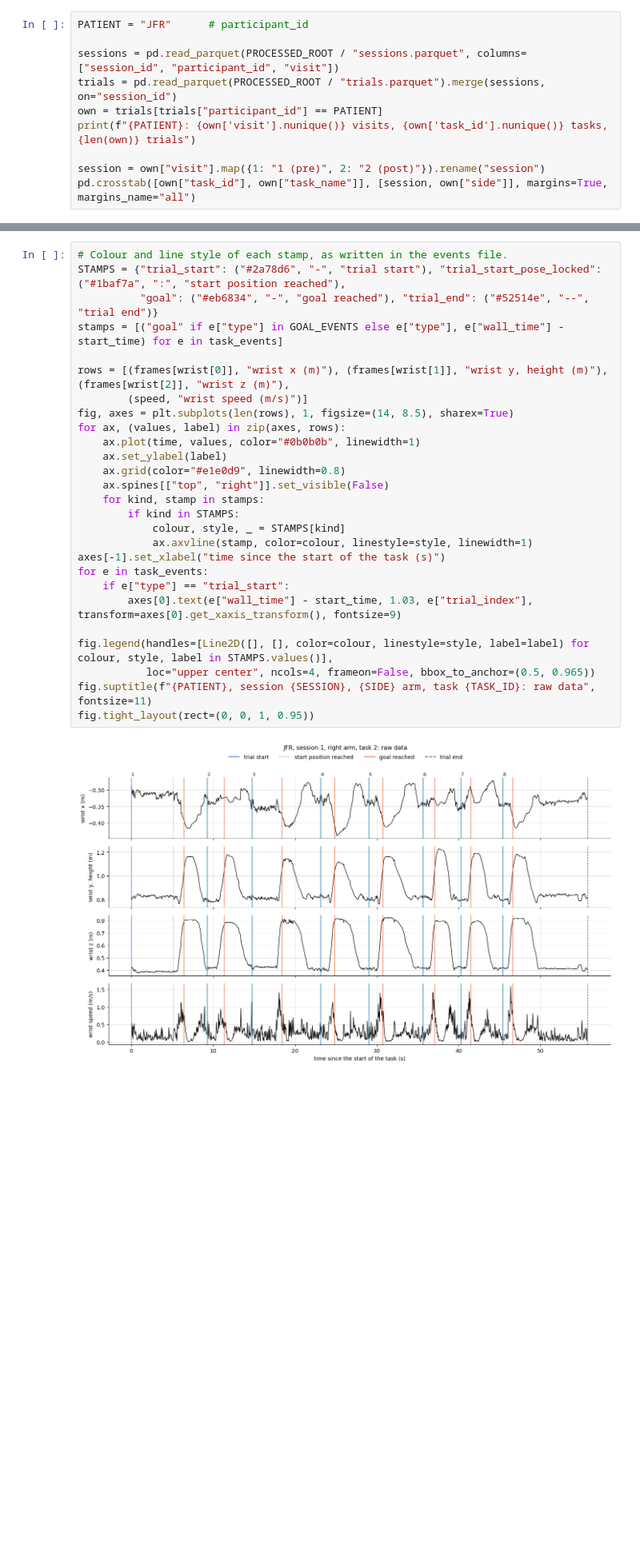
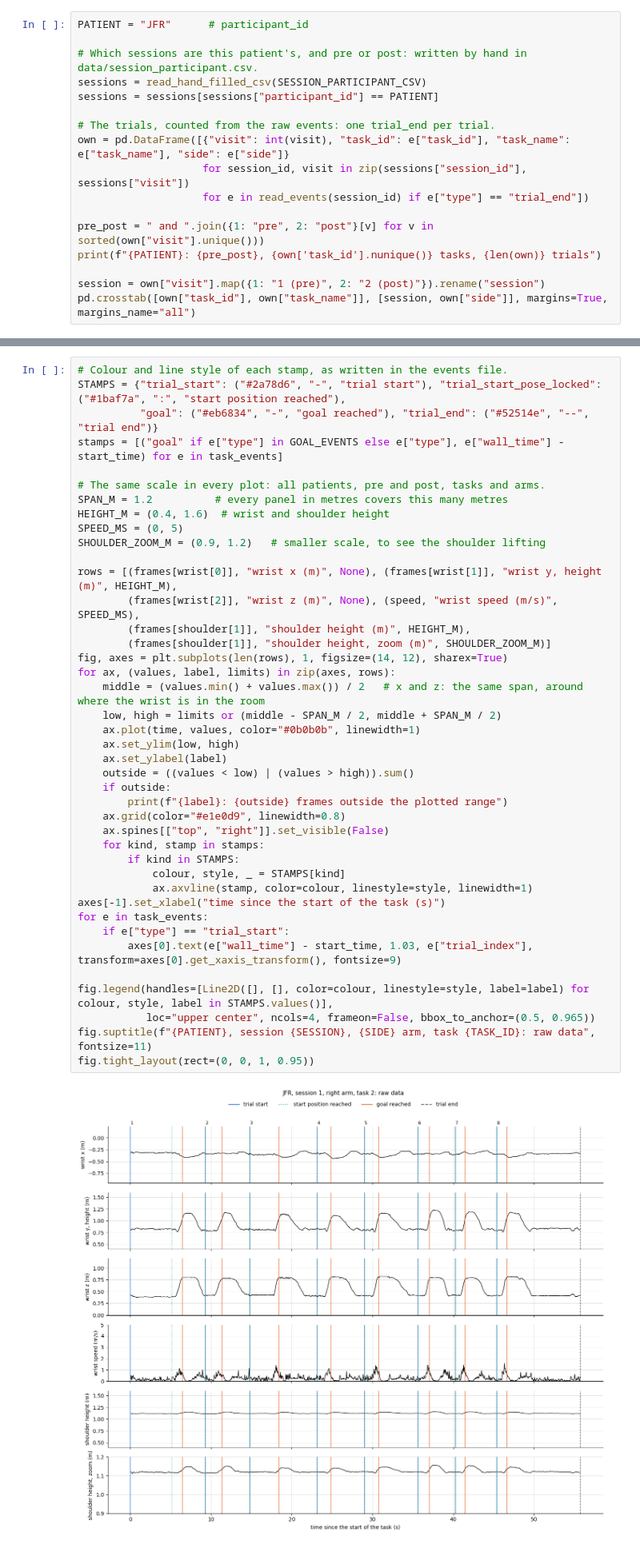
Before and after one commit to Tournedos/kinematic_room, a Jupyter notebook: exploration/JFR.ipynb, the cells around one changed output, grey strips where cells are left out. Shown at 80% size. Saved outputs shown, nothing was run; the diff lists cells and outputs as text; blank space fills up the shorter version.

```diff
--- a/exploration/JFR.ipynb
+++ b/exploration/JFR.ipynb
@@ -47,10 +49,17 @@ Number of visits, tasks and trials, then the trials per task, session and arm. N
 # %%
 PATIENT = "JFR"      # participant_id
 
-sessions = pd.read_parquet(PROCESSED_ROOT / "sessions.parquet", columns=["session_id", "participant_id", "visit"])
-trials = pd.read_parquet(PROCESSED_ROOT / "trials.parquet").merge(sessions, on="session_id")
-own = trials[trials["participant_id"] == PATIENT]
-print(f"{PATIENT}: {own['visit'].nunique()} visits, {own['task_id'].nunique()} tasks, {len(own)} trials")
+# Which sessions are this patient's, and pre or post: written by hand in data/session_participant.csv.
+sessions = read_hand_filled_csv(SESSION_PARTICIPANT_CSV)
+sessions = sessions[sessions["participant_id"] == PATIENT]
+
+# The trials, counted from the raw events: one trial_end per trial.
+own = pd.DataFrame([{"visit": int(visit), "task_id": e["task_id"], "task_name": e["task_name"], "side": e["side"]}
+                    for session_id, visit in zip(sessions["session_id"], sessions["visit"])
+                    for e in read_events(session_id) if e["type"] == "trial_end"])
+
+pre_post = " and ".join({1: "pre", 2: "post"}[v] for v in sorted(own["visit"].unique()))
+print(f"{PATIENT}: {pre_post}, {own['task_id'].nunique()} tasks, {len(own)} trials")
 
 session = own["visit"].map({1: "1 (pre)", 2: "2 (post)"}).rename("session")
 pd.crosstab([own["task_id"], own["task_name"]], [session, own["side"]], margins=True, margins_name="all")
@@ -110,29 +129,43 @@ From top to bottom: the wrist in the 3 room directions, then its speed (distance
 # %%
 # Colour and line style of each stamp, as written in the events file.
 STAMPS = {"trial_start": ("#2a78d6", "-", "trial start"), "trial_start_pose_locked": ("#1baf7a", ":", "start position reached"),
           "goal": ("#eb6834", "-", "goal reached"), "trial_end": ("#52514e", "--", "trial end")}
 stamps = [("goal" if e["type"] in GOAL_EVENTS else e["type"], e["wall_time"] - start_time) for e in task_events]
 
-rows = [(frames[wrist[0]], "wrist x (m)"), (frames[wrist[1]], "wrist y, height (m)"), (frames[wrist[2]], "wrist z (m)"),
-        (speed, "wrist speed (m/s)")]
-fig, axes = plt.subplots(len(rows), 1, figsize=(14, 8.5), sharex=True)
-for ax, (values, label) in zip(axes, rows):
+# The same scale in every plot: all patients, pre and post, tasks and arms.
+SPAN_M = 1.2          # every panel in metres covers this many metres
+HEIGHT_M = (0.4, 1.6)  # wrist and shoulder height
+SPEED_MS = (0, 5)
+SHOULDER_ZOOM_M = (0.9, 1.2)   # smaller scale, to see the shoulder lifting
+
+rows = [(frames[wrist[0]], "wrist x (m)", None), (frames[wrist[1]], "wrist y, height (m)", HEIGHT_M),
+        (frames[wrist[2]], "wrist z (m)", None), (speed, "wrist speed (m/s)", SPEED_MS),
+        (frames[shoulder[1]], "shoulder height (m)", HEIGHT_M),
+        (frames[shoulder[1]], "shoulder height, zoom (m)", SHOULDER_ZOOM_M)]
+fig, axes = plt.subplots(len(rows), 1, figsize=(14, 12), sharex=True)
+for ax, (values, label, limits) in zip(axes, rows):
+    middle = (values.min() + values.max()) / 2   # x and z: the same span, around where the wrist is in the room
+    low, high = limits or (middle - SPAN_M / 2, middle + SPAN_M / 2)
     ax.plot(time, values, color="#0b0b0b", linewidth=1)
+    ax.set_ylim(low, high)
     ax.set_ylabel(label)
+    outside = ((values < low) | (values > high)).sum()
+    if outside:
+        print(f"{label}: {outside} frames outside the plotted range")
     ax.grid(color="#e1e0d9", linewidth=0.8)
     ax.spines[["top", "right"]].set_visible(False)
     for kind, stamp in stamps:
         if kind in STAMPS:
             colour, style, _ = STAMPS[kind]
             ax.axvline(stamp, color=colour, linestyle=style, linewidth=1)
 axes[-1].set_xlabel("time since the start of the task (s)")
 for e in task_events:
     if e["type"] == "trial_start":
         axes[0].text(e["wall_time"] - start_time, 1.03, e["trial_index"], transform=axes[0].get_xaxis_transform(), fontsize=9)
 
 fig.legend(handles=[Line2D([], [], color=colour, linestyle=style, label=label) for colour, style, label in STAMPS.values()],
            loc="upper center", ncols=4, frameon=False, bbox_to_anchor=(0.5, 0.965))
 fig.suptitle(f"{PATIENT}, session {SESSION}, {SIDE} arm, task {TASK_ID}: raw data", fontsize=11)
 fig.tight_layout(rect=(0, 0, 1, 0.95))
 # %% [output]
-[figure, old version]
+[figure, new version]
```
Also changed, not shown: parts of 9 cells of this notebook, 3 other files.
